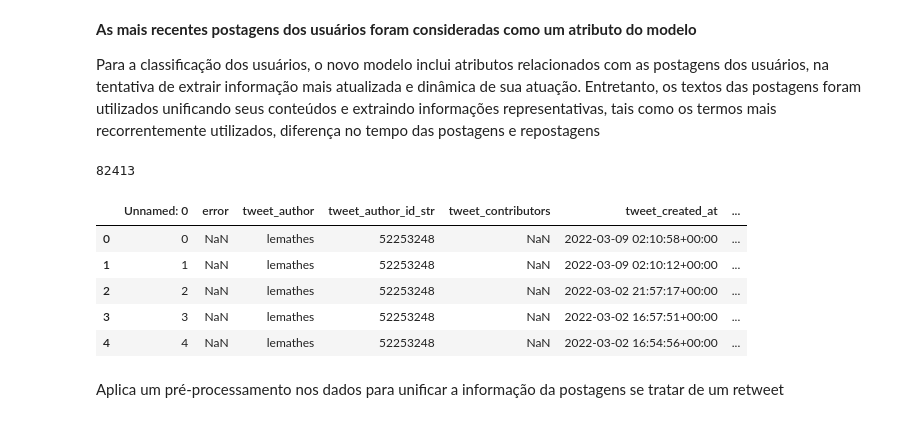
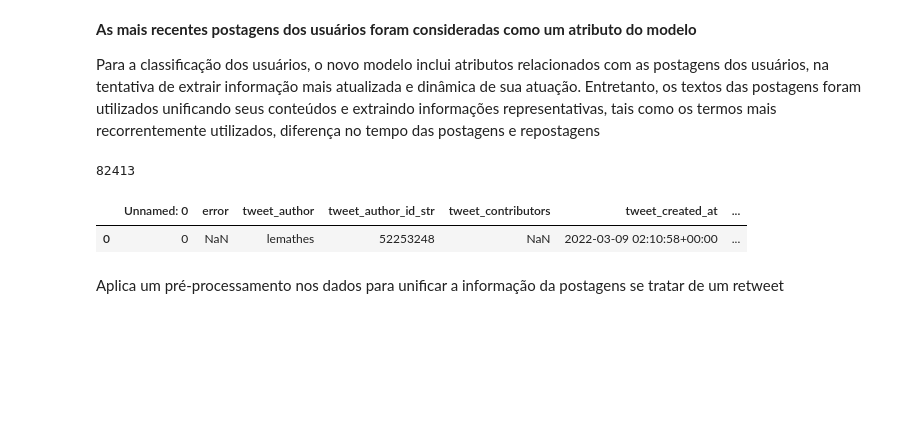
Before and after one commit to Pegabots/Motor, a Jupyter notebook: New-Model-From-INCT-DD-Evaluation.ipynb, the cells around one changed output. Saved outputs shown, nothing was run; the diff lists cells and outputs as text; code cells hidden in the pictures; blank space fills up the shorter version.

```diff
--- a/New-Model-From-INCT-DD-Evaluation.ipynb
+++ b/New-Model-From-INCT-DD-Evaluation.ipynb
@@ -80,17 +97,13 @@ Para a classificação dos usuários, o novo modelo inclui atributos relacionado
 # %%
 #Recupera os últimos twittes
 datafile_timeline = "/content/sample_data/inct_timelines.csv"
 df_timeline = pd.read_csv(datafile_timeline, header = 0)
 print(len(df_timeline))
-df_timeline.head()
+df_timeline.head(1)
 # %% [output]
 82413
 |  | Unnamed: 0 | error | tweet_author | tweet_author_id_str | tweet_contributors | tweet_created_at | ... |
 | 0 | 0 | NaN | lemathes | 52253248 | NaN | 2022-03-09 02:10:58+00:00 | ... |
-| 1 | 1 | NaN | lemathes | 52253248 | NaN | 2022-03-09 02:10:12+00:00 | ... |
-| 2 | 2 | NaN | lemathes | 52253248 | NaN | 2022-03-02 21:57:17+00:00 | ... |
-| 3 | 3 | NaN | lemathes | 52253248 | NaN | 2022-03-02 16:57:51+00:00 | ... |
-| 4 | 4 | NaN | lemathes | 52253248 | NaN | 2022-03-02 16:54:56+00:00 | ... |
 # %% [markdown]
 Aplica um pré-processamento nos dados para unificar a informação da postagens se tratar de um retweet
 # %%
```
Also changed, not shown: parts of 52 cells of this notebook.
